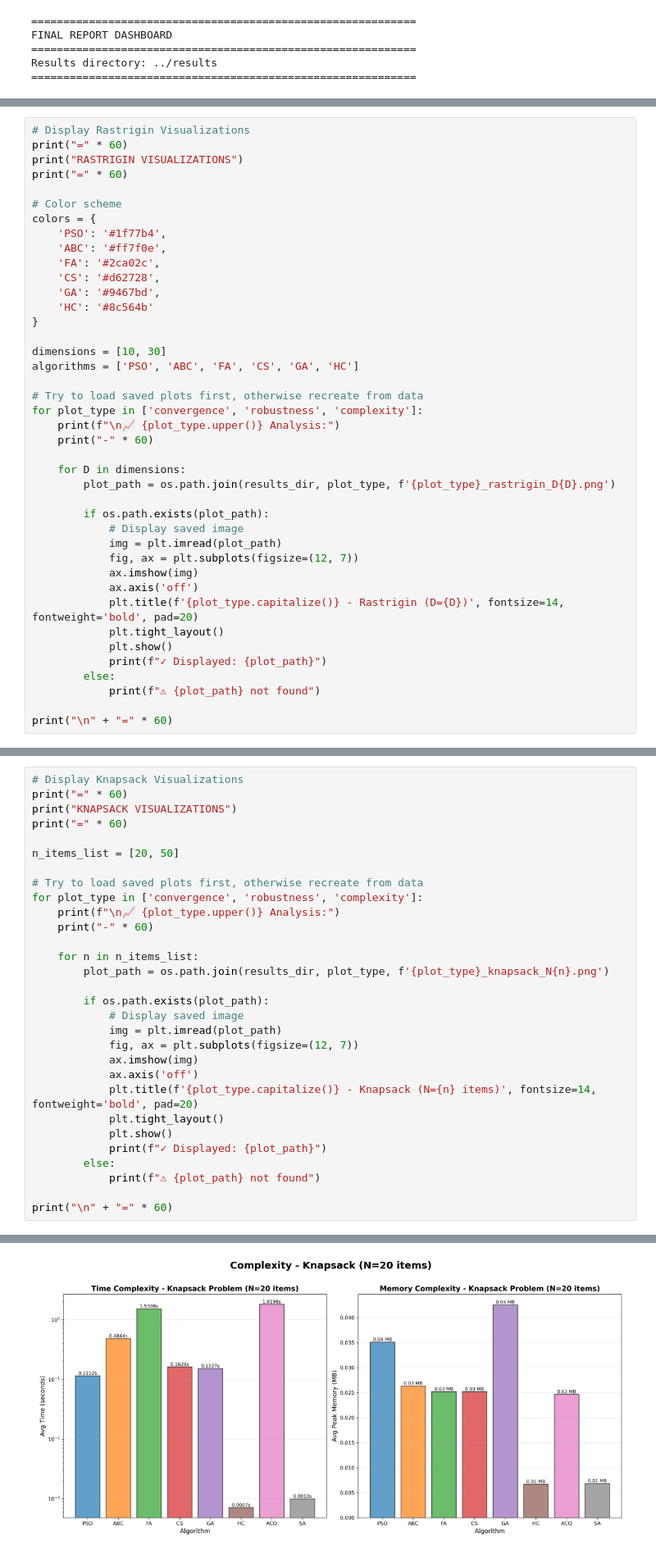
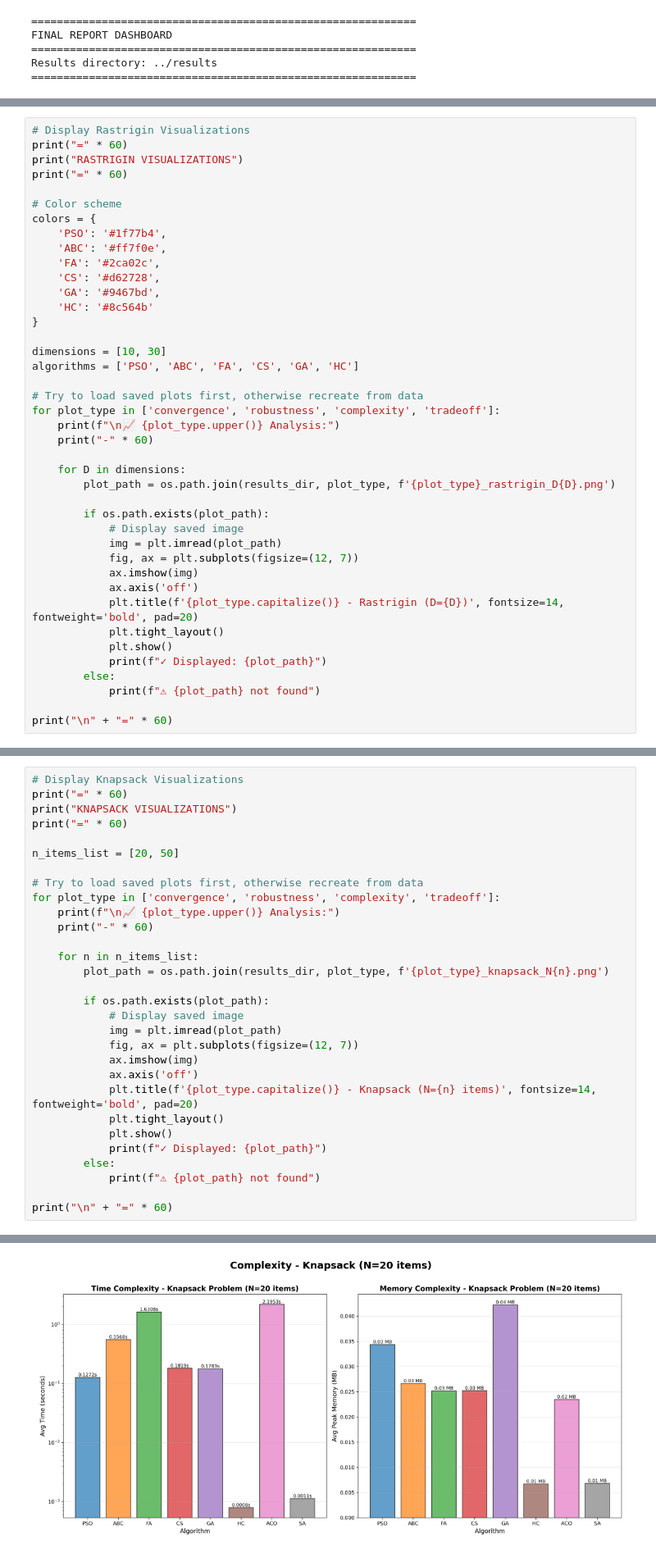
Before and after one commit to lee-vtruong/CS-AI-N3, a Jupyter notebook: notebooks/04_Final_Report_Dashboard.ipynb, the cells around one changed output, grey strips where cells are left out. Shown at 82% size. Drawn from its saved outputs; the diff is of its cells as text.

```diff
--- a/notebooks/04_Final_Report_Dashboard.ipynb
+++ b/notebooks/04_Final_Report_Dashboard.ipynb
@@ -143,7 +143,7 @@ dimensions = [10, 30]
 algorithms = ['PSO', 'ABC', 'FA', 'CS', 'GA', 'HC']
 
 # Try to load saved plots first, otherwise recreate from data
-for plot_type in ['convergence', 'robustness', 'complexity']:
+for plot_type in ['convergence', 'robustness', 'complexity', 'tradeoff']:
     print(f"\n📈 {plot_type.upper()} Analysis:")
     print("-" * 60)
 
@@ -283,7 +281,7 @@ print("=" * 60)
 n_items_list = [20, 50]
 
 # Try to load saved plots first, otherwise recreate from data
-for plot_type in ['convergence', 'robustness', 'complexity']:
+for plot_type in ['convergence', 'robustness', 'complexity', 'tradeoff']:
     print(f"\n📈 {plot_type.upper()} Analysis:")
     print("-" * 60)
 
@@ -298,33 +296,33 @@ for plot_type in ['convergence', 'robustness', 'complexity']:
             ax.axis('off')
             plt.title(f'{plot_type.capitalize()} - Knapsack (N={n} items)', fontsize=14, fontweight='bold', pad=20)
             plt.tight_layout()
             plt.show()
             print(f"✓ Displayed: {plot_path}")
         else:
             print(f"⚠ {plot_path} not found")
 
 print("\n" + "=" * 60)
 # %% [output]
 ============================================================
 KNAPSACK VISUALIZATIONS
 ============================================================
 
 📈 CONVERGENCE Analysis:
 ------------------------------------------------------------
 [figure]
 ✓ Displayed: ../results/convergence/convergence_knapsack_N20.png
 [figure]
 ✓ Displayed: ../results/convergence/convergence_knapsack_N50.png
 
 📈 ROBUSTNESS Analysis:
 ------------------------------------------------------------
 [figure]
 ✓ Displayed: ../results/robustness/robustness_knapsack_N20.png
 [figure]
 ✓ Displayed: ../results/robustness/robustness_knapsack_N50.png
 
 📈 COMPLEXITY Analysis:
 ------------------------------------------------------------
-[figure, old version]
+[figure, new version]
 ✓ Displayed: ../results/complexity/complexity_knapsack_N20.png
 [figure]
```
Also changed, not shown: parts of 5 cells of this notebook, 19 other files.
